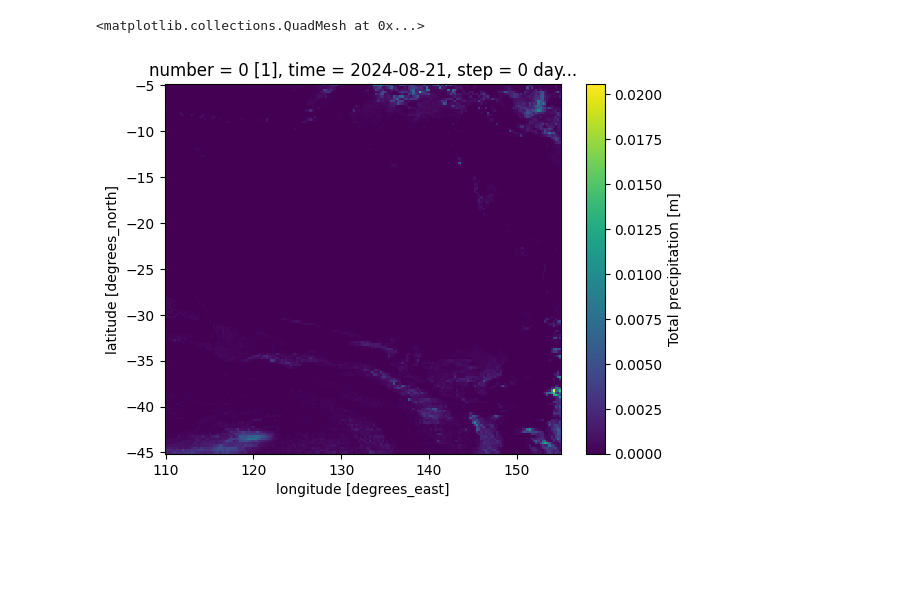
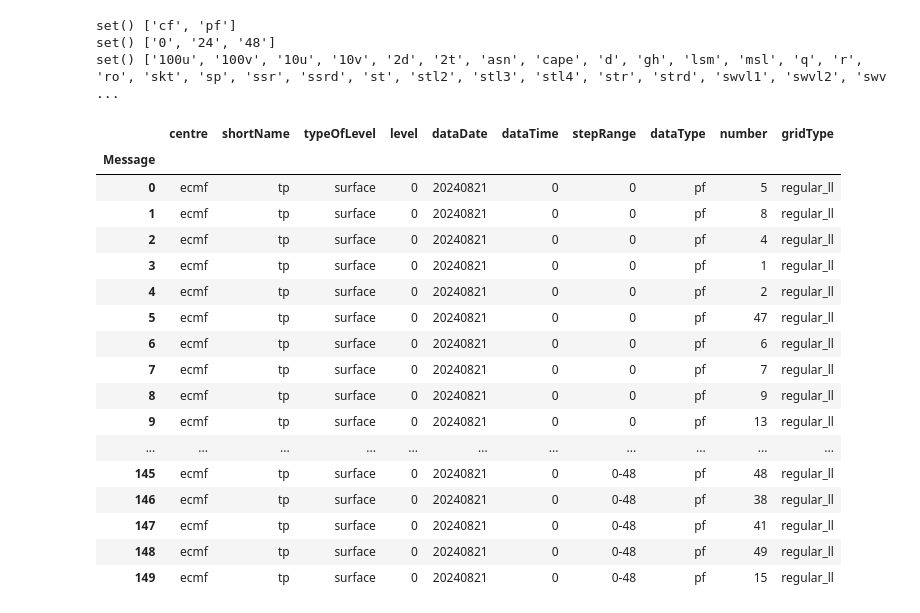
Before and after one commit to ashkanshokri/ecmwf_downloader, a Jupyter notebook: workflows/nbs/004_cut_to_area.ipynb, the cells around one changed output. Cells and saved outputs as stored; diff of their text form; code cells hidden in the pictures; blank space fills up the shorter version.

Commit message:
added new configs

```diff
--- a/workflows/nbs/004_cut_to_area.ipynb
+++ b/workflows/nbs/004_cut_to_area.ipynb
@@ -1,7 +0,0 @@
-# %%
-import xarray as xr
-
-xr.open_dataset('/Users/sho108/projects/ecmwf_downloader/downloads/test/cf_20240821.nc').isel(step=1).tp.plot()
-# %% [output]
-<matplotlib.collections.QuadMesh at 0x...>
-[figure, removed]
@@ -7,0 +13,36 @@ xr.open_dataset('/Users/sho108/projects/ecmwf_downloader/downloads/test/cf_20240
+# %%
+config=Config()
+# %%
+temp_filename = Path(config['temp_filename'])
+temp_filename.parent.mkdir(exist_ok=True)
+client = Client(source=config['source'])
+# %%
+r = config.request
+r = {'time': [0], 'step':[0, 24, 48], 'type': ['pf'], 'date': -1, 'stream': 'enfo', 'param':'tp'}
+
+client.retrieve(r, temp_filename)
+data = ecdata.read(str(temp_filename))
+
+data.ls()
+# %% [output]
+set() ['cf', 'pf']
+set() ['0', '24', '48']
+set() ['100u', '100v', '10u', '10v', '2d', '2t', 'asn', 'cape', 'd', 'gh', 'lsm', 'msl', 'q', 'r', 'ro', 'skt', 'sp', 'ssr', 'ssrd', 'st', 'stl2', 'stl3', 'stl4', 'str', 'strd', 'swvl1', 'swvl2', 'swv ...
+|  | centre | shortName | typeOfLevel | level | dataDate | dataTime | stepRange | dataType | number | gridType |
+| Message |  |  |  |  |  |  |  |  |  |  |
+| 0 | ecmf | tp | surface | 0 | 20240821 | 0 | 0 | pf | 5 | regular_ll |
+| 1 | ecmf | tp | surface | 0 | 20240821 | 0 | 0 | pf | 8 | regular_ll |
+| 2 | ecmf | tp | surface | 0 | 20240821 | 0 | 0 | pf | 4 | regular_ll |
+| 3 | ecmf | tp | surface | 0 | 20240821 | 0 | 0 | pf | 1 | regular_ll |
+| 4 | ecmf | tp | surface | 0 | 20240821 | 0 | 0 | pf | 2 | regular_ll |
+| 5 | ecmf | tp | surface | 0 | 20240821 | 0 | 0 | pf | 47 | regular_ll |
+| 6 | ecmf | tp | surface | 0 | 20240821 | 0 | 0 | pf | 6 | regular_ll |
+| 7 | ecmf | tp | surface | 0 | 20240821 | 0 | 0 | pf | 7 | regular_ll |
+| 8 | ecmf | tp | surface | 0 | 20240821 | 0 | 0 | pf | 9 | regular_ll |
+| 9 | ecmf | tp | surface | 0 | 20240821 | 0 | 0 | pf | 13 | regular_ll |
+| ... | ... | ... | ... | ... | ... | ... | ... | ... | ... | ... |
+| 145 | ecmf | tp | surface | 0 | 20240821 | 0 | 0-48 | pf | 48 | regular_ll |
+| 146 | ecmf | tp | surface | 0 | 20240821 | 0 | 0-48 | pf | 38 | regular_ll |
+| 147 | ecmf | tp | surface | 0 | 20240821 | 0 | 0-48 | pf | 41 | regular_ll |
+| 148 | ecmf | tp | surface | 0 | 20240821 | 0 | 0-48 | pf | 49 | regular_ll |
+| 149 | ecmf | tp | surface | 0 | 20240821 | 0 | 0-48 | pf | 15 | regular_ll |
```
Also changed, not shown: parts of 1 cell of this notebook, 12 other files.
